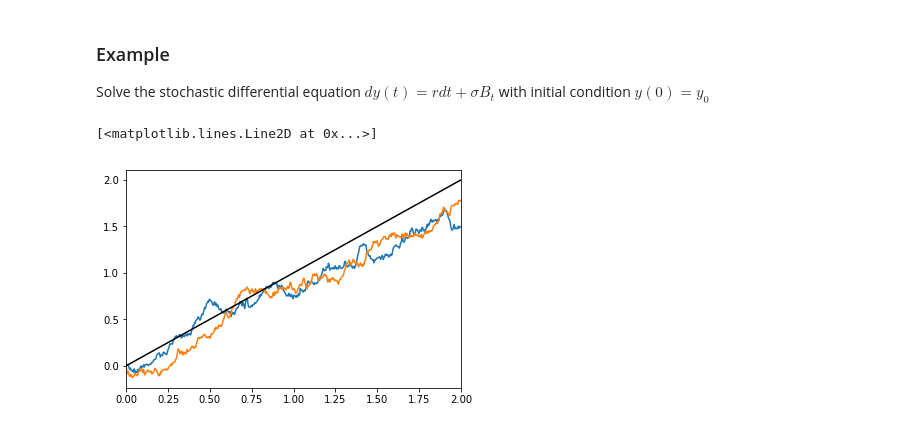
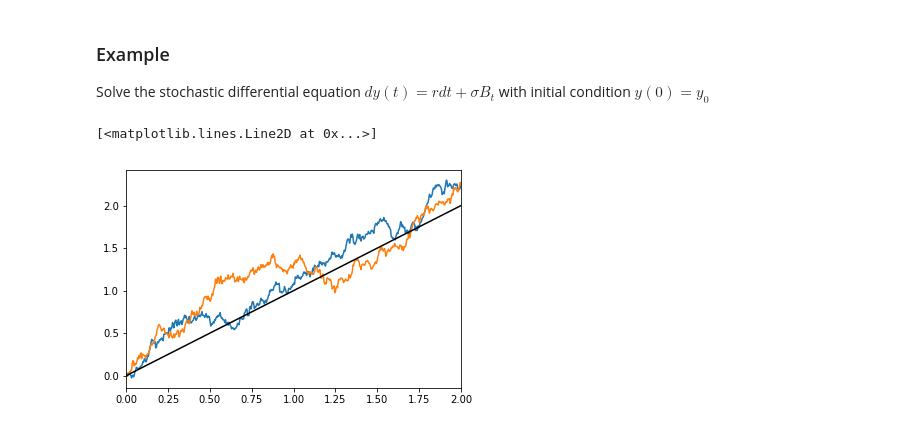
Before and after one commit to Jim00000/Numerical-Analysis, a Jupyter notebook: 9_Random_Numbers_And_Applications.ipynb, the cells around one changed output. Cells and saved outputs as stored; diff of their text form; code cells hidden in the pictures.

```diff
--- a/9_Random_Numbers_And_Applications.ipynb
+++ b/9_Random_Numbers_And_Applications.ipynb
@@ -551,27 +551,27 @@ Solve the stochastic differential equation $dy(t) = rdt+\sigma B_t$ with initial
 # %%
 N = 500
 xlim = 2.0
 
 # For SDE
 sigma = 0.3
 r = 1
 y0 = 0
-X = np.arange(N)
+X = np.linspace(0, xlim, N)
 
 # For Brownian motion
-dt = N / xlim
-delta = 1
+dt = 0.1
+delta = 0.3
 B1 = brownian(y0, N, dt, delta)
 B2 = brownian(y0, N, dt, delta)
 
 # Process
 Y = y0 + r * X
 Y1 = y0 + r * X + sigma * B1
 Y2 = y0 + r * X + sigma * B2
 plt.xlim(0, 2)
-plt.plot(X / dt, Y1 / dt)
-plt.plot(X / dt, Y2 / dt)
-plt.plot(X / dt, Y / dt, color='black')
+plt.plot(X, Y1)
+plt.plot(X, Y2)
+plt.plot(X, Y, color='black')
 # %% [output]
 [<matplotlib.lines.Line2D at 0x...>]
-[figure, old version]
+[figure, new version]
```
Also changed, not shown: parts of 3 cells of this notebook.
